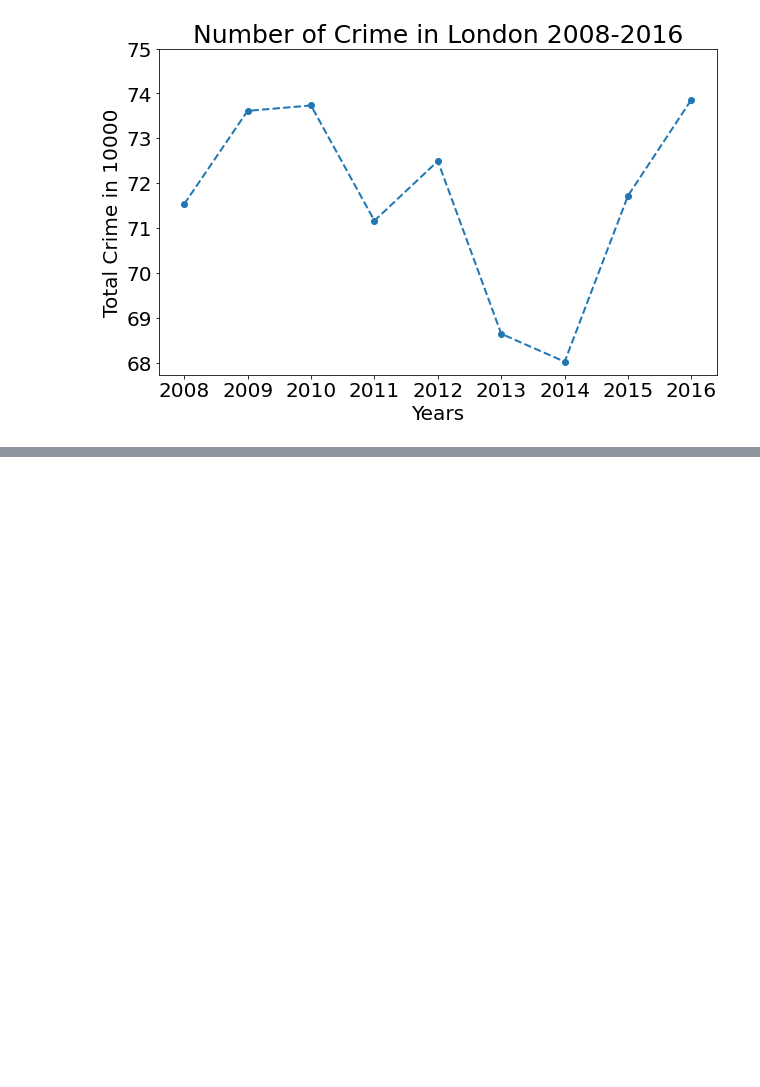
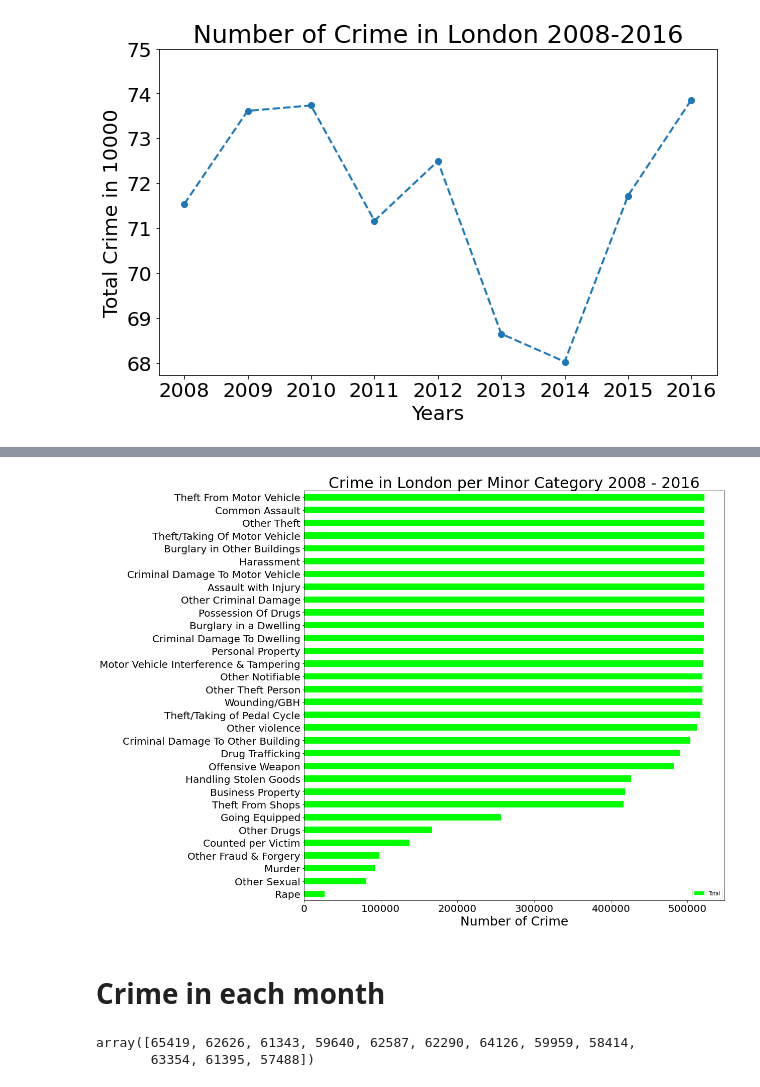
Before and after one commit to ainajefelina/Studi-Independen, a Jupyter notebook: Assignment 1/PYTN_Assgn_1_PYTNKS02_003_Aina Jefelina Nuur.ipynb, the cells around one changed output, grey strips where cells are left out. Drawn from its saved outputs; the diff is of its cells as text; code cells hidden in the pictures; blank space fills up the shorter version.

```diff
--- a/Assignment 1/PYTN_Assgn_1_PYTNKS02_003_Aina Jefelina Nuur.ipynb
+++ b/Assignment 1/PYTN_Assgn_1_PYTNKS02_003_Aina Jefelina Nuur.ipynb
@@ -190,0 +203,23 @@ plt.show()
+# %%
+df_crime_minor_category.sort_values(by='Total', ascending=True, inplace=True)
+df_crime_minor_category.plot(kind='barh',figsize=(15,15), color='Lime')
+plt.xlabel('Number of Crime', size=25)
+plt.title('Crime in London per Minor Category 2008 - 2016', size=30)
+plt.ylabel(None)
+plt.xticks(size=20)
+plt.yticks(size=20)
+plt.show()
+# %% [output]
+[figure, added]
+# %% [markdown]
+# Crime in each month
+# %%
+year2008=df_london_crime.loc[df_london_crime['year']==2008]
+months2008=year2008['month'].unique()
+months2008.sort()
+sum_month2008=year2008.groupby(['month']).sum()
+months2008_val=sum_month2008['value'].to_numpy()
+months2008_val
+# %% [output]
+array([65419, 62626, 61343, 59640, 62587, 62290, 64126, 59959, 58414,
+       63354, 61395, 57488])
```
Also changed, not shown: parts of 12 cells of this notebook, 1 other file.
